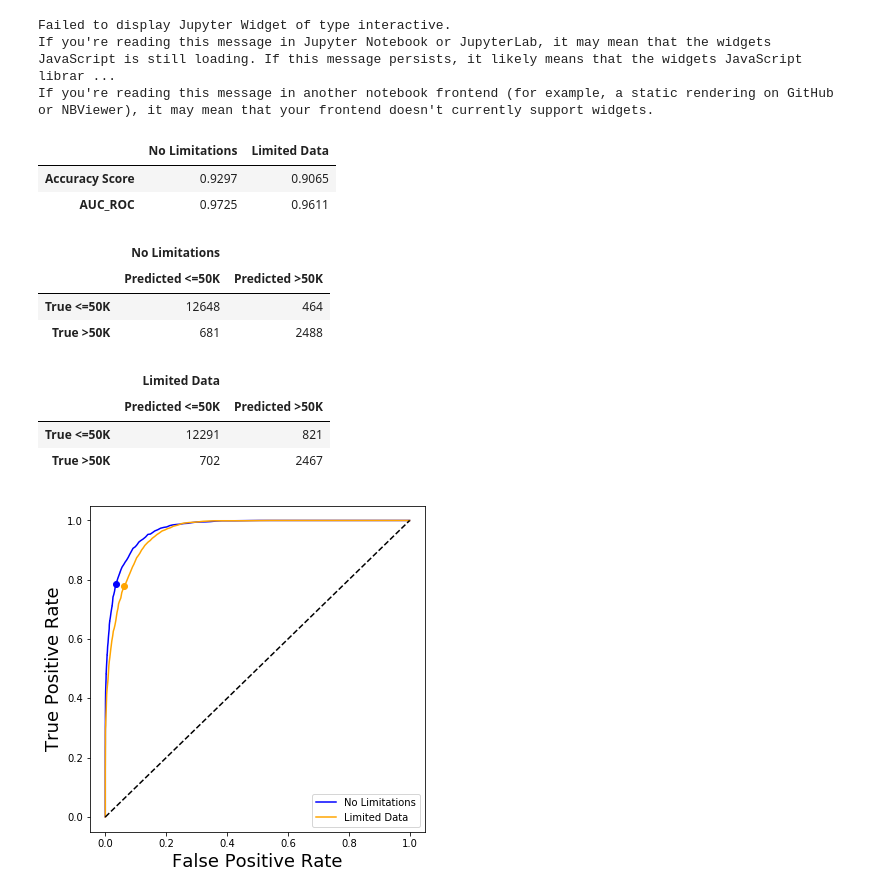
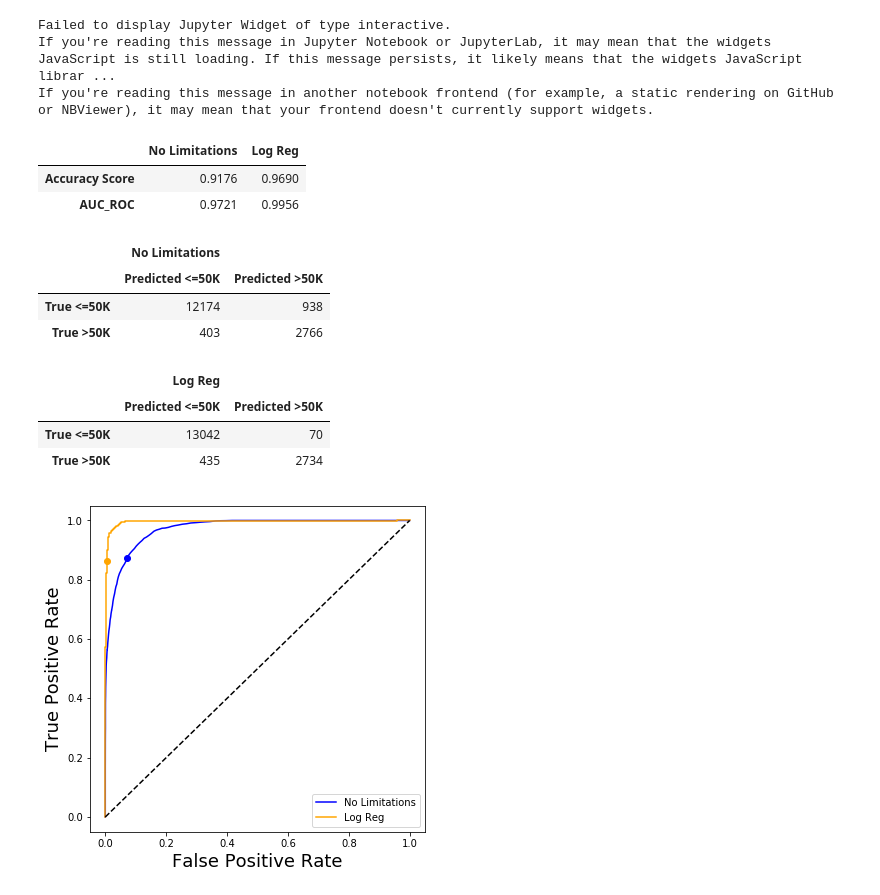
Before and after one commit to anthonyzurke/project-4, a Jupyter notebook: Good_Fast_Cheap.ipynb, the cells around one changed output. Saved outputs shown, nothing was run; the diff lists cells and outputs as text; code cells hidden in the pictures.

```diff
--- a/Good_Fast_Cheap.ipynb
+++ b/Good_Fast_Cheap.ipynb
@@ -183,0 +110,37 @@ def plot_model(threshold, probas1, descrip1, probas2=[], descrip2 = False, y_tes
+# %%
+## fitting rf on train full sample
+X_train = cleaner(df.drop(columns=['wage']))
+y_train = df['wage']
+rf = RandomForestClassifier(n_estimators=100)
+rf.fit(X_train,y_train)
+
+## fitting logreg on the full sample
+lr = LogisticRegression(solver='lbfgs')
+lr.fit(X_train,y_train)
+ss = StandardScaler()
+X_train_ss =  ss.fit_transform(X_train)
+lr.fit(X_train_ss, y_train)
+
+## fitting rf on train cheap sample
+X_cheap_sample = cleaner(df_cheap_sample.drop(columns=['wage']))
+y_train_cheap = df_cheap_sample['wage']
+rf_cheap = RandomForestClassifier(n_estimators=100)
+rf_cheap.fit(X_cheap_sample, y_train_cheap)
+
+## fitting rf on train limited to 20 featuers
+X_train = cleaner(df.drop(columns=['wage']))
+y_train = df['wage']
+skb20 = SelectKBest(k=20)
+X_train_20 = skb20.fit_transform(X_train, y_train)
+rf20 = RandomForestClassifier(n_estimators=100)
+rf20.fit(X_train_20,y_train);
+# %%
+## creating test sets for each model
+X_test_model = cleaner(X_test, is_test=True, train_df=X_train)
+X_test_model_cheap_sample = cleaner(X_test, is_test=True, train_df=X_cheap_sample)
+
+## generating predictions for each model
+predict_probas_cheap = rf_cheap.predict_proba(X_test_model_cheap_sample)[:,1]
+predict_probas = rf.predict_proba(X_test_model)[:,1]
+predict_probas_lr = lr.predict_proba(ss.transform(X_test_model))[:,1]
+predict_probas_20 = rf20.predict_proba(skb20.transform(X_test_model))[:,1]
@@ -189,17 +154,17 @@ Failed to display Jupyter Widget of type interactive.
 If you're reading this message in Jupyter Notebook or JupyterLab, it may mean that the widgets JavaScript is still loading. If this message persists, it likely means that the widgets JavaScript librar ...
 If you're reading this message in another notebook frontend (for example, a static rendering on GitHub or NBViewer), it may mean that your frontend doesn't currently support widgets.
 # %%
-plot_model(.5, predict_probas, 'No Limitations', predict_probas_cheap, 'Limited Data')
+plot_model(.4, y_test, predict_probas, 'No Limitations', predict_probas_lr, 'Log Reg')
 # %% [output]
-|  | No Limitations | Limited Data |
-| Accuracy Score | 0.9297 | 0.9065 |
-| AUC_ROC | 0.9725 | 0.9611 |
+|  | No Limitations | Log Reg |
+| Accuracy Score | 0.9176 | 0.9690 |
+| AUC_ROC | 0.9721 | 0.9956 |
 |  | No Limitations |  |
 |  | Predicted <=50K | Predicted >50K |
-| True <=50K | 12648 | 464 |
-| True >50K | 681 | 2488 |
+| True <=50K | 12174 | 938 |
+| True >50K | 403 | 2766 |
-|  | Limited Data |  |
+|  | Log Reg |  |
 |  | Predicted <=50K | Predicted >50K |
-| True <=50K | 12291 | 821 |
-| True >50K | 702 | 2467 |
+| True <=50K | 13042 | 70 |
+| True >50K | 435 | 2734 |
-[figure, old version]
+[figure, new version]
```
Also changed, not shown: parts of 13 cells of this notebook, 4 other files.
